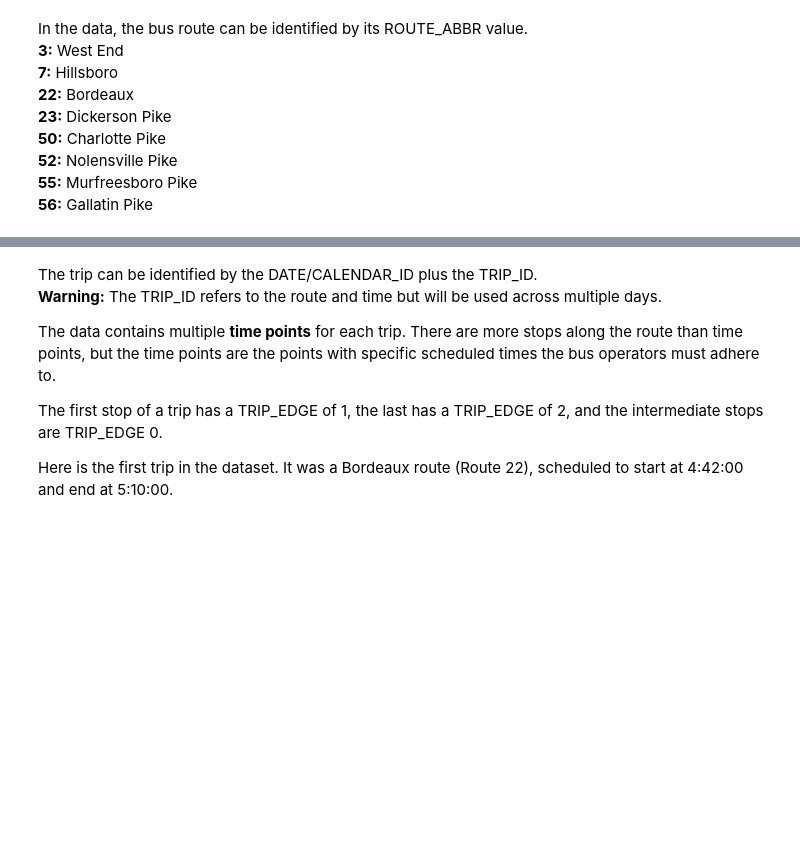
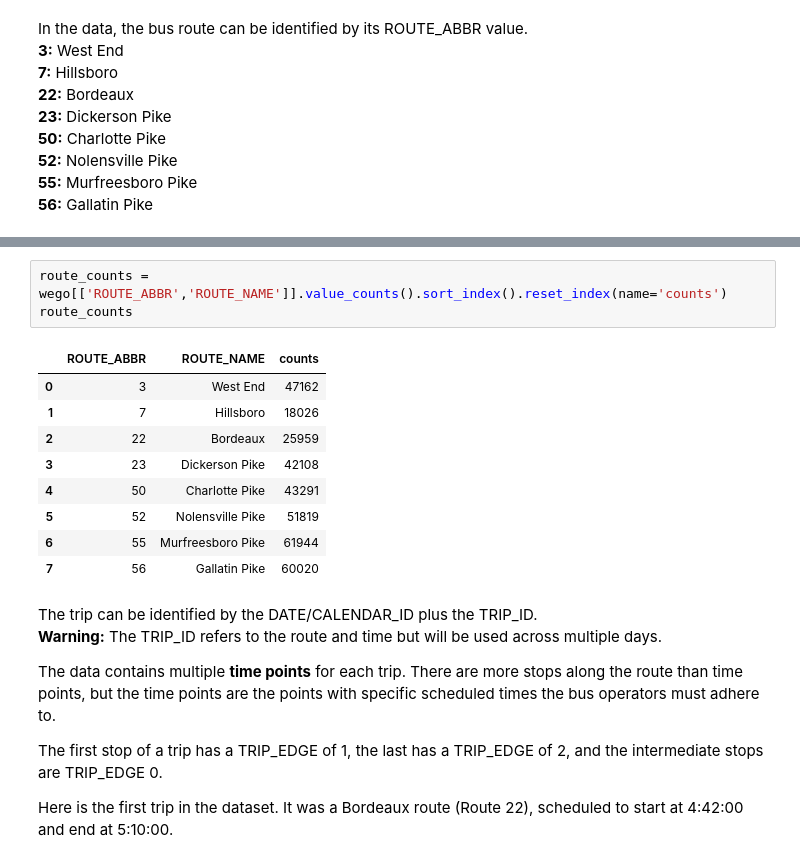
Before and after one commit to NSS-Data-Analytics-Cohort-11/wego-new-california-republic, a Jupyter notebook: notebooks/WeGo Data Introduction.ipynb, the cells around one changed output, grey strips where cells are left out. Saved outputs shown, nothing was run; the diff lists cells and outputs as text; blank space fills up the shorter version.

```diff
--- a/notebooks/WeGo Data Introduction.ipynb
+++ b/notebooks/WeGo Data Introduction.ipynb
@@ -78,3 +85,16 @@ Name: count, dtype: int64
+# %%
+route_counts = wego[['ROUTE_ABBR','ROUTE_NAME']].value_counts().sort_index().reset_index(name='counts')
+route_counts
+# %% [output]
+|  | ROUTE_ABBR | ROUTE_NAME | counts |
+| 0 | 3 | West End | 47162 |
+| 1 | 7 | Hillsboro | 18026 |
+| 2 | 22 | Bordeaux | 25959 |
+| 3 | 23 | Dickerson Pike | 42108 |
+| 4 | 50 | Charlotte Pike | 43291 |
+| 5 | 52 | Nolensville Pike | 51819 |
+| 6 | 55 | Murfreesboro Pike | 61944 |
+| 7 | 56 | Gallatin Pike | 60020 |
 # %% [markdown]
 The trip can be identified by the DATE/CALENDAR_ID plus the TRIP_ID.
 **Warning:** The TRIP_ID refers to the route and time but will be used across multiple days.
```
Also changed, not shown: parts of 15 cells of this notebook.
